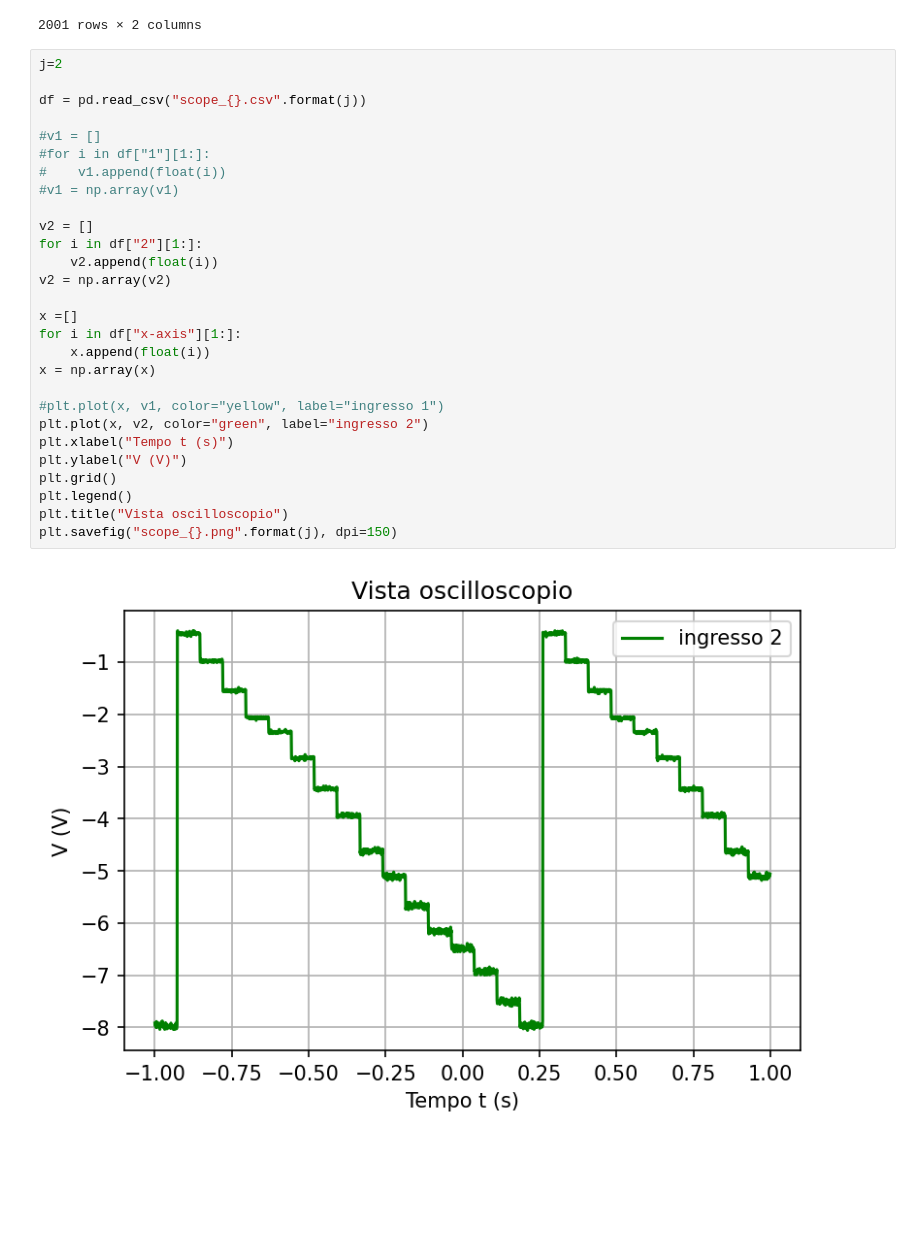
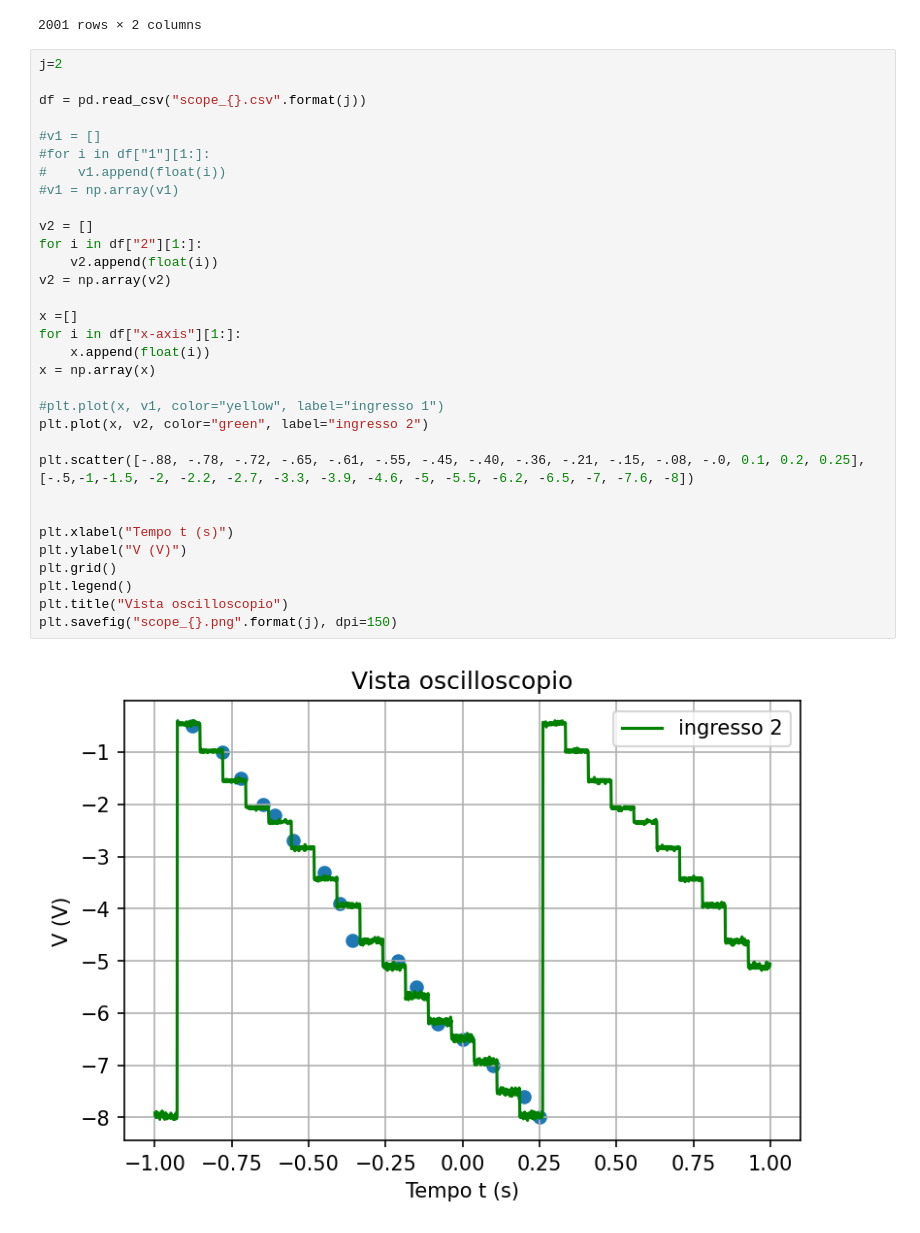
Before and after one commit to 1892051/LabSS, a Jupyter notebook: LabSS/esperienza_7/plotter.ipynb, the cells around one changed output. Saved outputs shown, nothing was run; the diff lists cells and outputs as text; blank space fills up the shorter version.

```diff
--- a/LabSS/esperienza_7/plotter.ipynb
+++ b/LabSS/esperienza_7/plotter.ipynb
@@ -27,30 +27,34 @@ df
 # %%
 j=2
 
 df = pd.read_csv("scope_{}.csv".format(j))
 
 #v1 = []
 #for i in df["1"][1:]:
 #    v1.append(float(i))
 #v1 = np.array(v1)
 
 v2 = []
 for i in df["2"][1:]:
     v2.append(float(i))
 v2 = np.array(v2)
 
 x =[]
 for i in df["x-axis"][1:]:
     x.append(float(i))
 x = np.array(x)
 
 #plt.plot(x, v1, color="yellow", label="ingresso 1")
 plt.plot(x, v2, color="green", label="ingresso 2")
+
+plt.scatter([-.88, -.78, -.72, -.65, -.61, -.55, -.45, -.40, -.36, -.21, -.15, -.08, -.0, 0.1, 0.2, 0.25], [-.5,-1,-1.5, -2, -2.2, -2.7, -3.3, -3.9, -4.6, -5, -5.5, -6.2, -6.5, -7, -7.6, -8])
+
+
 plt.xlabel("Tempo t (s)")
 plt.ylabel("V (V)")
 plt.grid()
 plt.legend()
 plt.title("Vista oscilloscopio")
 plt.savefig("scope_{}.png".format(j), dpi=150)
 # %% [output]
-[figure, old version]
+[figure, new version]
```
Also changed, not shown: 2 other files.
